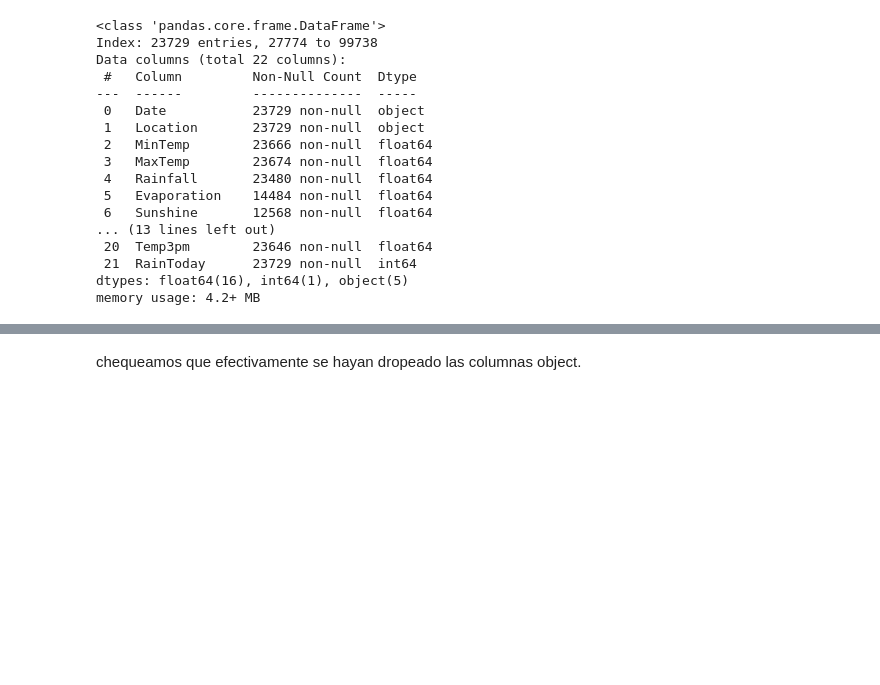
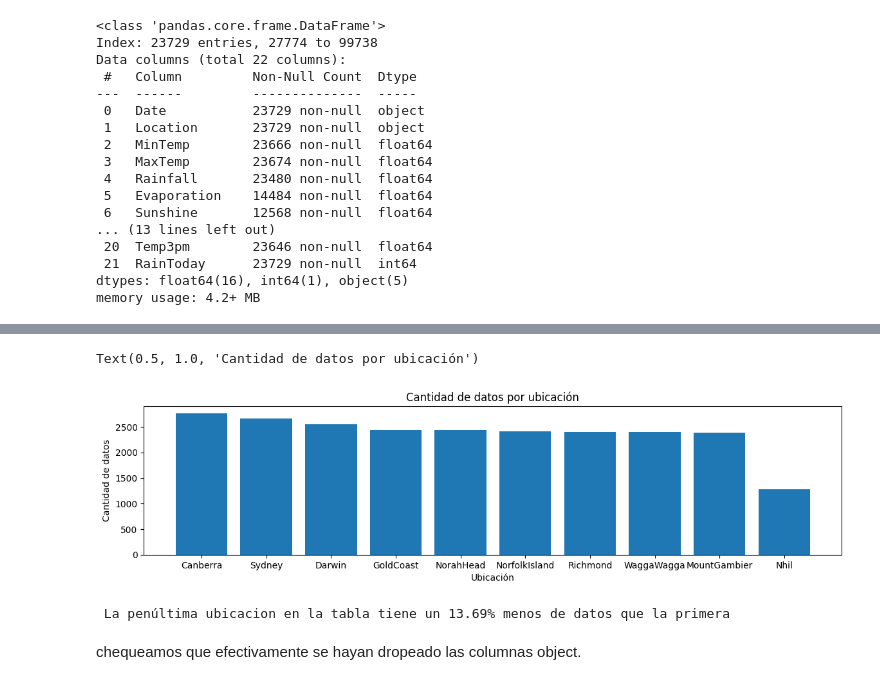
Before and after one commit to bpace1/AA1-TUIA-Crenna-Pace-SanchoAlmenar, a Jupyter notebook: TP-clasificacion-AA1.ipynb, the cells around one changed output, grey strips where cells are left out. Saved outputs shown, nothing was run; the diff lists cells and outputs as text; code cells hidden in the pictures; blank space fills up the shorter version.

```diff
--- a/TP-clasificacion-AA1.ipynb
+++ b/TP-clasificacion-AA1.ipynb
@@ -132,0 +126,3 @@ memory usage: 4.2+ MB
+# %%
+location_values: pd.Series = pd.value_counts(X_train['Location'], sort=True)
+print(location_values)
@@ -133,3 +142,19 @@ memory usage: 4.2+ MB
+# %%
+plt.figure(figsize=(14,3))
+plt.bar(location_values.index, location_values.values)
+plt.xlabel('Ubicación')
+plt.ylabel('Cantidad de datos')
+plt.title('Cantidad de datos por ubicación')
+# %% [output]
+Text(0.5, 1.0, 'Cantidad de datos por ubicación')
+[figure, added]
+# %%
+max_: np.int64 = location_values.values[0]
+penultimo: np.int64 = location_values.values[len(location_values)-2]
+dif: np.int64 = max_- penultimo
+print(f' La penúltima ubicacion en la tabla tiene un {round(dif*100/max_, 2)}% menos de datos que la primera')
+# %% [output]
+ La penúltima ubicacion en la tabla tiene un 13.69% menos de datos que la primera
 # %%
 object_columns: list[str] = ['Location', 'WindGustDir', 'WindDir9am', 'WindDir3pm']
 # %%
```
Also changed, not shown: parts of 9 cells of this notebook.
